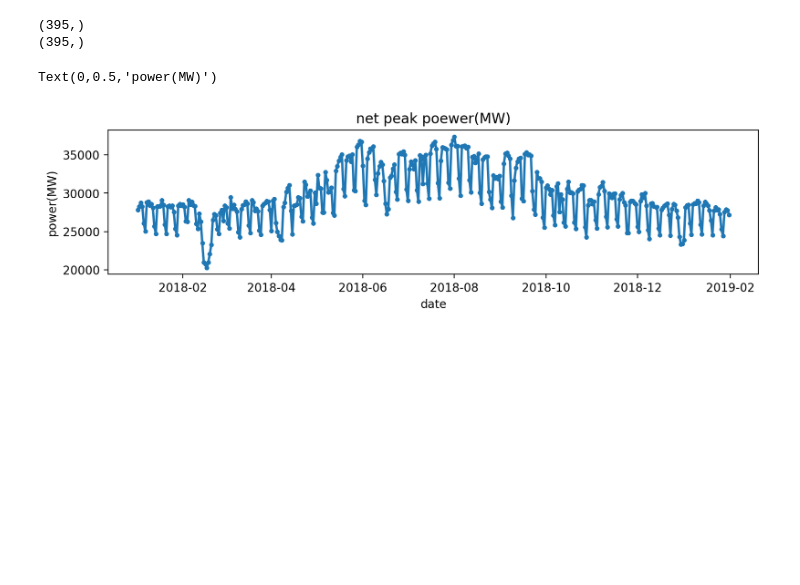
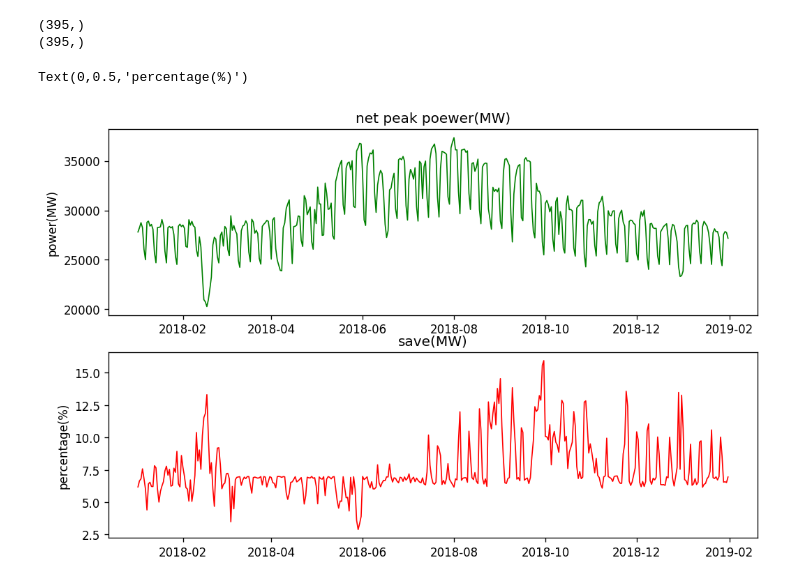
Before and after one commit to tony92151/Data_Sciences_Course, a Jupyter notebook: hw1/reading_data.ipynb, the cells around one changed output. Drawn from its saved outputs; the diff is of its cells as text; code cells hidden in the pictures; blank space fills up the shorter version.

Commit message:
up plot

```diff
--- a/hw1/reading_data.ipynb
+++ b/hw1/reading_data.ipynb
@@ -24,6 +24,7 @@ Load file success
 # %%
 num = np.array(df.iloc[1:,0])
 peak = np.array(df.iloc[1:,2])
+save = np.array(df.iloc[1:,4])
 
 num_t = [datetime.strptime(format(nums), '%Y%m%d').date() for nums in num]
 
@@ -33,15 +34,23 @@ print(peak.shape)
 (395,)
 (395,)
 # %%
-fig = plt.figure(figsize=(10,5),dpi=200)
-ax1 = fig.add_subplot(2,1,1)
+fig = plt.figure(figsize=(10,10),dpi=120)
+ax1 = fig.add_subplot(3,1,1)
+ax2 = fig.add_subplot(3,1,2)
 
-ax1.plot(num_t,peak, marker='.', lw=2,label='淨尖峰供電能力(MW)')
+ax1.plot(num_t,peak, lw=1, c='g',label="net peak poewer")
 ax1.set_title('net peak poewer(MW)')
-ax1.set_xlabel('date')
+#ax1.set_xlabel('date')
 ax1.set_ylabel('power(MW)')
 
+
+ax2.plot(num_t,save, lw=1, c='r',label="save")
+ax2.set_title('save(MW)')
+#ax2.set_xlabel('date')
+ax2.set_ylabel('percentage(%)')
+
+
 #plt.gcf().autofmt_xdate()
 # %% [output]
-Text(0,0.5,'power(MW)')
+Text(0,0.5,'percentage(%)')
-[figure, old version]
+[figure, new version]
```
Also changed, not shown: parts of 1 cell of this notebook, 2 other files.
